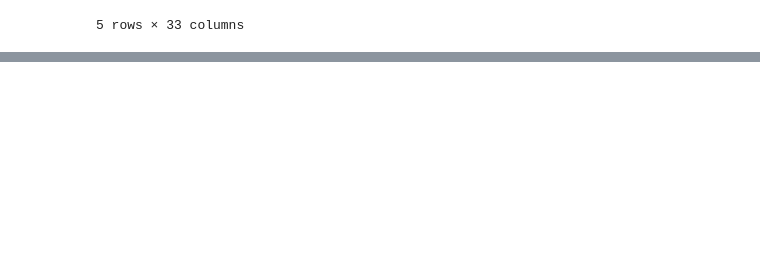
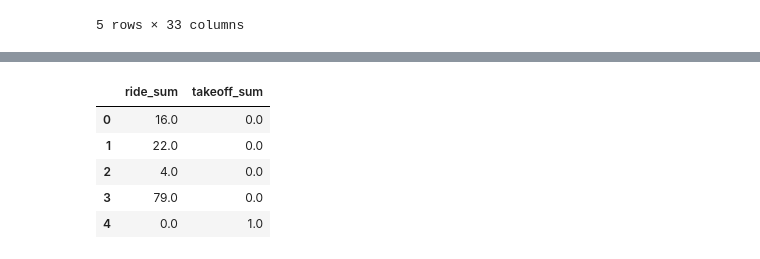
Before and after one commit to bigdataleeky/python, a Jupyter notebook: 20220609/20220608_2.ipynb, the cells around one changed output, grey strips where cells are left out. Saved outputs shown, nothing was run; the diff lists cells and outputs as text; code cells hidden in the pictures; blank space fills up the shorter version.

```diff
--- a/20220609/20220608_2.ipynb
+++ b/20220609/20220608_2.ipynb
@@ -334,6 +334,15 @@ df.head()
 # %%
 from datetime import date
 # 날짜에서 연휴 구분
-booleanindex = df['date'].apply(lambda x :  ['2019-09-12','2019-09-14','2019-10-03','2019-10-09'] in x).values
-df[booleanindex]
+# df[df['date'].astype(str) == '2019-09-12'] # 데이터 확인
+
+def findhollyday(x):
+  if x in ['2019-09-12','2019-09-14','2019-10-03','2019-10-09']:
+    return 1
+  else:
+    return 0
+
+booleanindex = df['date'].astype(str).apply(findhollyday)
+df['hollyday'] = booleanindex
+df.head()
 # %% [output]
@@ -340,0 +367,14 @@ TypeError: ignored
+# %%
+# 오전시간대의 승차한 승객수의 합
+df['ride_sum'] =  df.loc[:,['6~7_ride', '7~8_ride', '8~9_ride','9~10_ride', '10~11_ride', '11~12_ride']].sum(axis=1)
+# 오전시간대의 하차한 승객수의 합
+df['takeoff_sum'] =  df.loc[:,['6~7_takeoff', '7~8_takeoff', '8~9_takeoff', '9~10_takeoff', '10~11_takeoff', '11~12_takeoff']].sum(axis=1)
+# %%
+df.loc[:,['ride_sum','takeoff_sum']].head()
+# %% [output]
+|  | ride_sum | takeoff_sum |
+| 0 | 16.0 | 0.0 |
+| 1 | 22.0 | 0.0 |
+| 2 | 4.0 | 0.0 |
+| 3 | 79.0 | 0.0 |
+| 4 | 0.0 | 1.0 |
```
Also changed, not shown: parts of 12 cells of this notebook.
